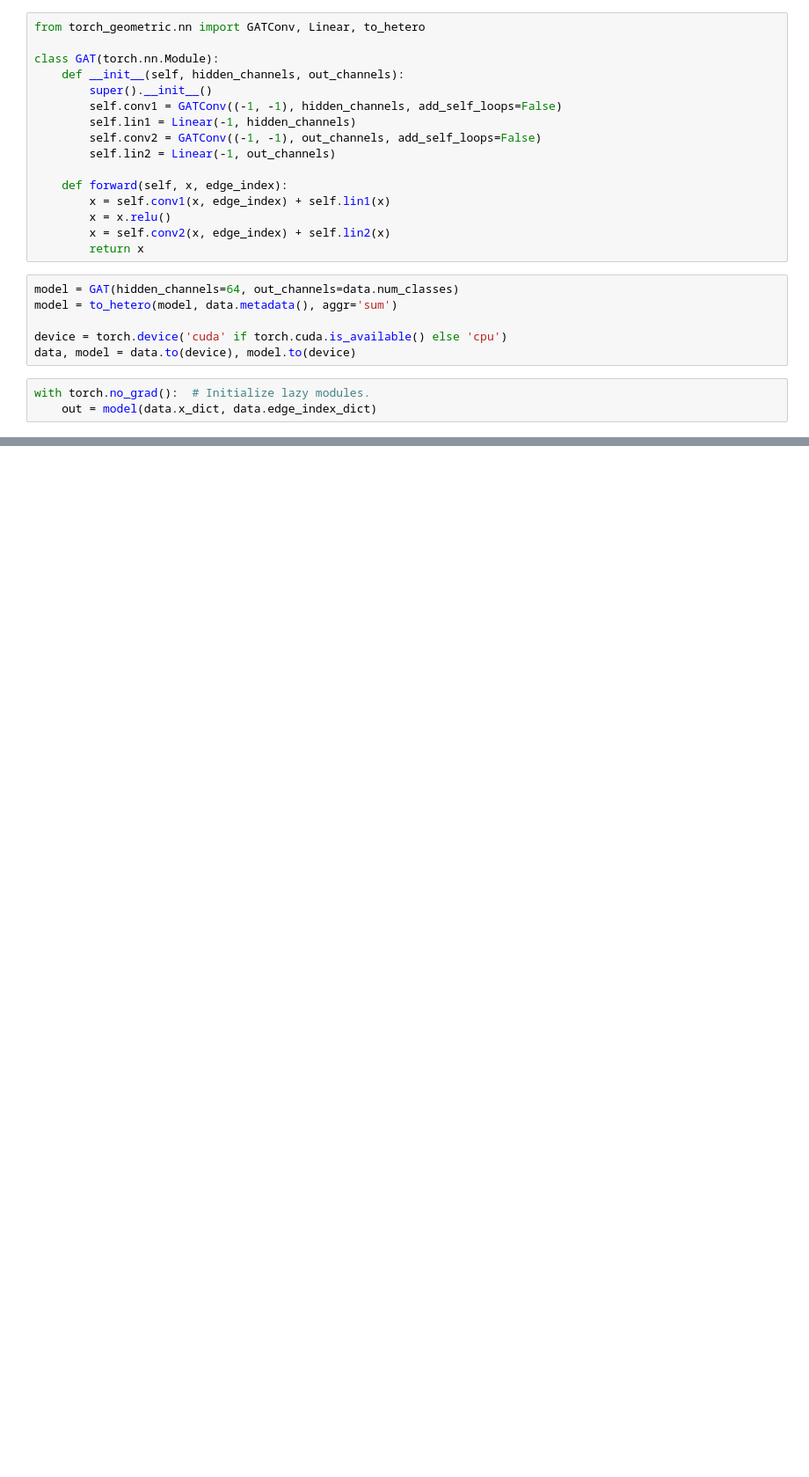
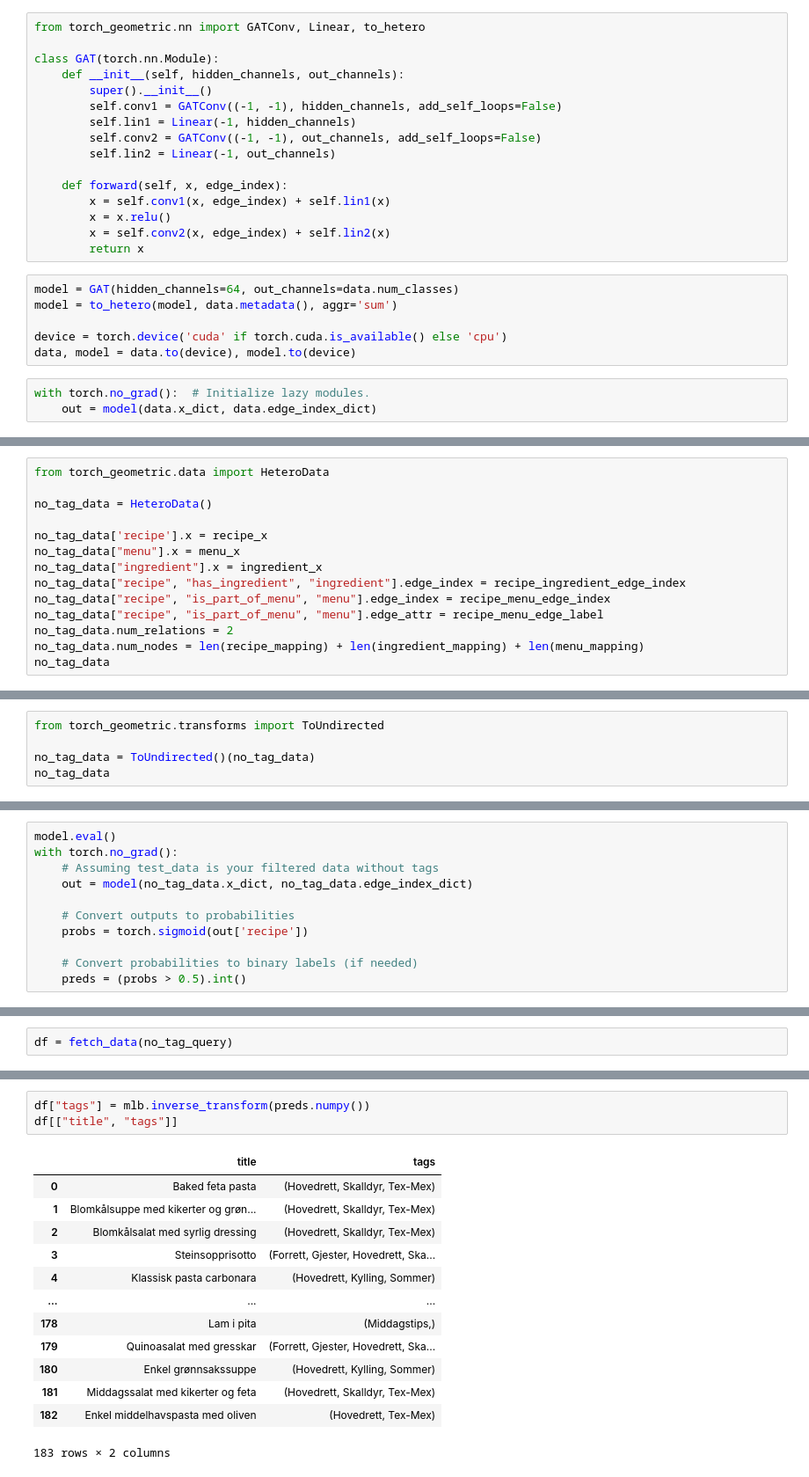
Before and after one commit to Eirsteir/ukesmeny, a Jupyter notebook: neo4j/GNN.ipynb, the cells around one changed output, grey strips where cells are left out. Shown at 88% size. Drawn from its saved outputs; the diff is of its cells as text; blank space fills up the shorter version.

Commit message:
GNN predictions for recipes w/o tags

```diff
--- a/neo4j/GNN.ipynb
+++ b/neo4j/GNN.ipynb
@@ -402,0 +446,14 @@ Accuracy: 0.0
+# %%
+from torch_geometric.data import HeteroData
+
+no_tag_data = HeteroData()
+
+no_tag_data['recipe'].x = recipe_x
+no_tag_data["menu"].x = menu_x
+no_tag_data["ingredient"].x = ingredient_x
+no_tag_data["recipe", "has_ingredient", "ingredient"].edge_index = recipe_ingredient_edge_index
+no_tag_data["recipe", "is_part_of_menu", "menu"].edge_index = recipe_menu_edge_index
+no_tag_data["recipe", "is_part_of_menu", "menu"].edge_attr = recipe_menu_edge_label
+no_tag_data.num_relations = 2
+no_tag_data.num_nodes = len(recipe_mapping) + len(ingredient_mapping) + len(menu_mapping)
+no_tag_data
@@ -402,0 +473,5 @@ Accuracy: 0.0
+# %%
+from torch_geometric.transforms import ToUndirected
+
+no_tag_data = ToUndirected()(no_tag_data)
+no_tag_data
@@ -402,0 +496,11 @@ Accuracy: 0.0
+# %%
+model.eval()
+with torch.no_grad():
+    # Assuming test_data is your filtered data without tags
+    out = model(no_tag_data.x_dict, no_tag_data.edge_index_dict)
+
+    # Convert outputs to probabilities
+    probs = torch.sigmoid(out['recipe'])
+
+    # Convert probabilities to binary labels (if needed)
+    preds = (probs > 0.5).int()
@@ -402,0 +517,2 @@ Accuracy: 0.0
+# %%
+df = fetch_data(no_tag_query)
@@ -402,0 +527,17 @@ Accuracy: 0.0
+# %%
+df["tags"] = mlb.inverse_transform(preds.numpy())
+df[["title", "tags"]]
+# %% [output]
+|  | title | tags |
+| 0 | Baked feta pasta | (Hovedrett, Skalldyr, Tex-Mex) |
+| 1 | Blomkålsuppe med kikerter og grøn... | (Hovedrett, Skalldyr, Tex-Mex) |
+| 2 | Blomkålsalat med syrlig dressing | (Hovedrett, Skalldyr, Tex-Mex) |
+| 3 | Steinsopprisotto | (Forrett, Gjester, Hovedrett, Ska... |
+| 4 | Klassisk pasta carbonara | (Hovedrett, Kylling, Sommer) |
+| ... | ... | ... |
+| 178 | Lam i pita | (Middagstips,) |
+| 179 | Quinoasalat med gresskar | (Forrett, Gjester, Hovedrett, Ska... |
+| 180 | Enkel grønnsakssuppe | (Hovedrett, Kylling, Sommer) |
+| 181 | Middagssalat med kikerter og feta | (Hovedrett, Skalldyr, Tex-Mex) |
+| 182 | Enkel middelhavspasta med oliven | (Hovedrett, Tex-Mex) |
+183 rows × 2 columns
```
Also changed, not shown: parts of 22 cells of this notebook.
